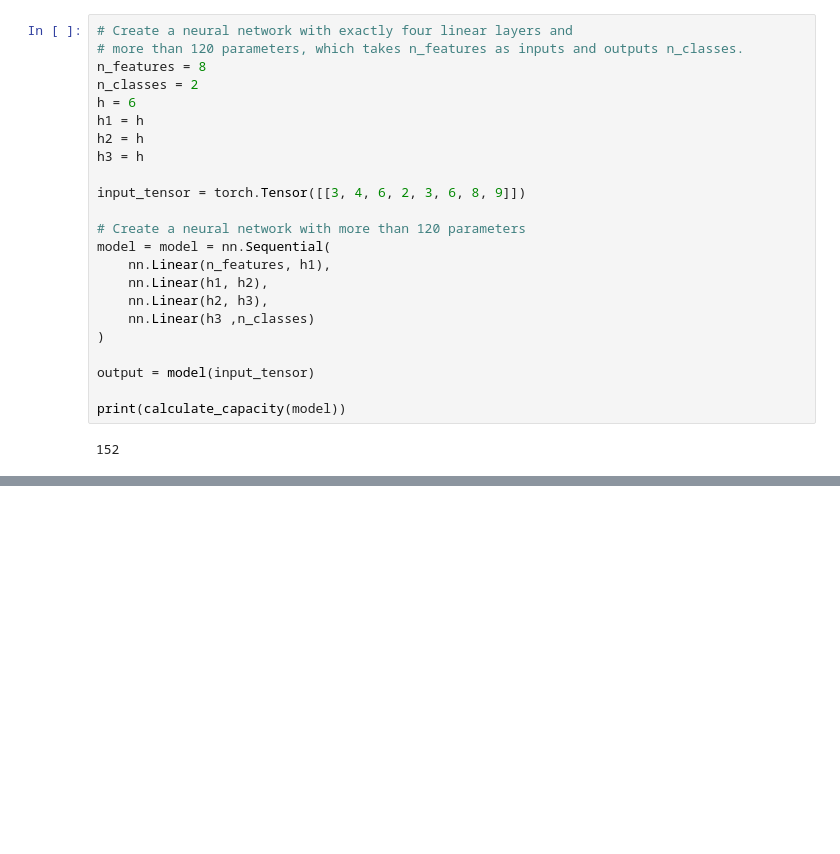
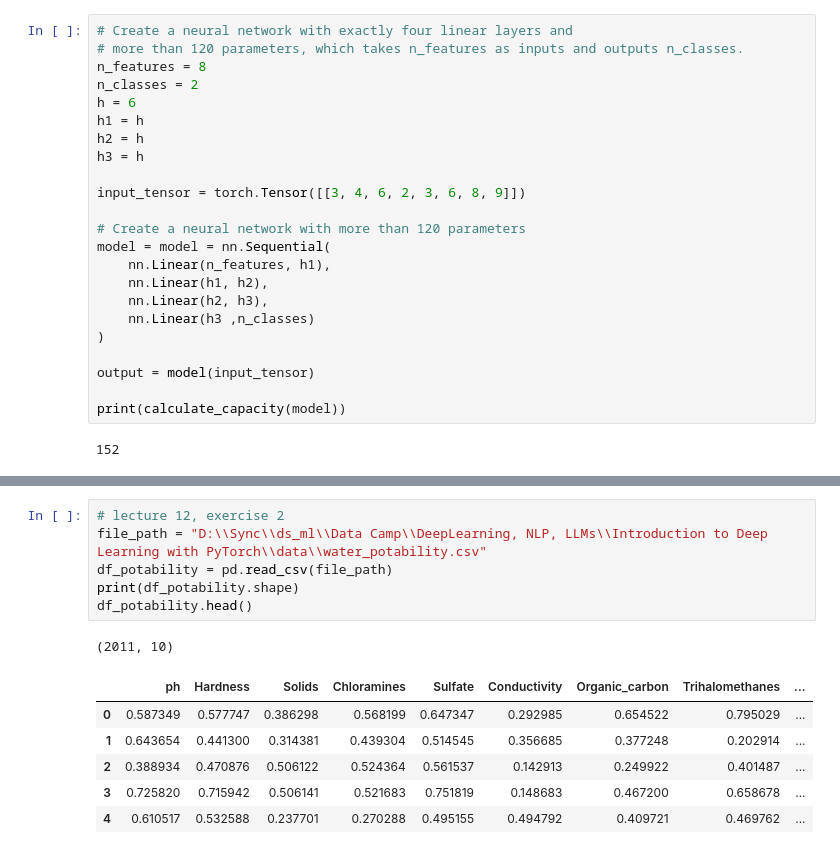
Before and after one commit to MichaelSzczepaniak/llmamd, a Jupyter notebook: references/pytorch_p01.ipynb, the cells around one changed output, grey strips where cells are left out. Drawn from its saved outputs; the diff is of its cells as text; blank space fills up the shorter version.

```diff
--- a/references/pytorch_p01.ipynb
+++ b/references/pytorch_p01.ipynb
@@ -488,0 +657,14 @@ print(calculate_capacity(model))
+# %%
+# lecture 12, exercise 2
+file_path = "D:\\Sync\\ds_ml\\Data Camp\\DeepLearning, NLP, LLMs\\Introduction to Deep Learning with PyTorch\\data\\water_potability.csv"
+df_potability = pd.read_csv(file_path)
+print(df_potability.shape)
+df_potability.head()
+# %% [output]
+(2011, 10)
+|  | ph | Hardness | Solids | Chloramines | Sulfate | Conductivity | Organic_carbon | Trihalomethanes | ... |
+| 0 | 0.587349 | 0.577747 | 0.386298 | 0.568199 | 0.647347 | 0.292985 | 0.654522 | 0.795029 | ... |
+| 1 | 0.643654 | 0.441300 | 0.314381 | 0.439304 | 0.514545 | 0.356685 | 0.377248 | 0.202914 | ... |
+| 2 | 0.388934 | 0.470876 | 0.506122 | 0.524364 | 0.561537 | 0.142913 | 0.249922 | 0.401487 | ... |
+| 3 | 0.725820 | 0.715942 | 0.506141 | 0.521683 | 0.751819 | 0.148683 | 0.467200 | 0.658678 | ... |
+| 4 | 0.610517 | 0.532588 | 0.237701 | 0.270288 | 0.495155 | 0.494792 | 0.409721 | 0.469762 | ... |
```
Also changed, not shown: parts of 32 cells of this notebook, 4 other files.
